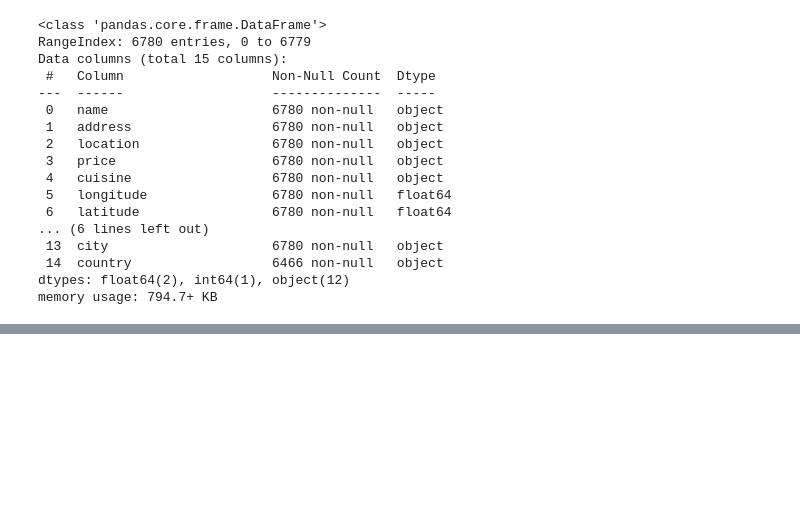
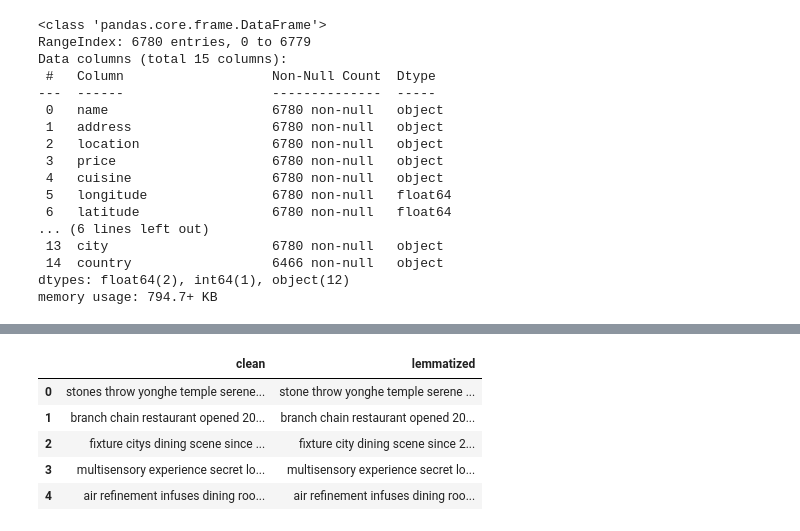
Before and after one commit to CodeupGourmands/Michelin_NLP_Capstone, a Jupyter notebook: cristina_notebook.ipynb, the cells around one changed output, grey strips where cells are left out. Cells and saved outputs as stored; diff of their text form; code cells hidden in the pictures; blank space fills up the shorter version.

```diff
--- a/cristina_notebook.ipynb
+++ b/cristina_notebook.ipynb
@@ -176,0 +200,9 @@ df = df.apply(lambda x: x.str.lower() if(x.dtype == 'object') else x)
+# %%
+ret_df.head()
+# %% [output]
+|  | clean | lemmatized |
+| 0 | stones throw yonghe temple serene... | stone throw yonghe temple serene ... |
+| 1 | branch chain restaurant opened 20... | branch chain restaurant opened 20... |
+| 2 | fixture citys dining scene since ... | fixture city dining scene since 2... |
+| 3 | multisensory experience secret lo... | multisensory experience secret lo... |
+| 4 | air refinement infuses dining roo... | air refinement infuses dining roo... |
```
Also changed, not shown: parts of 8 cells of this notebook.
